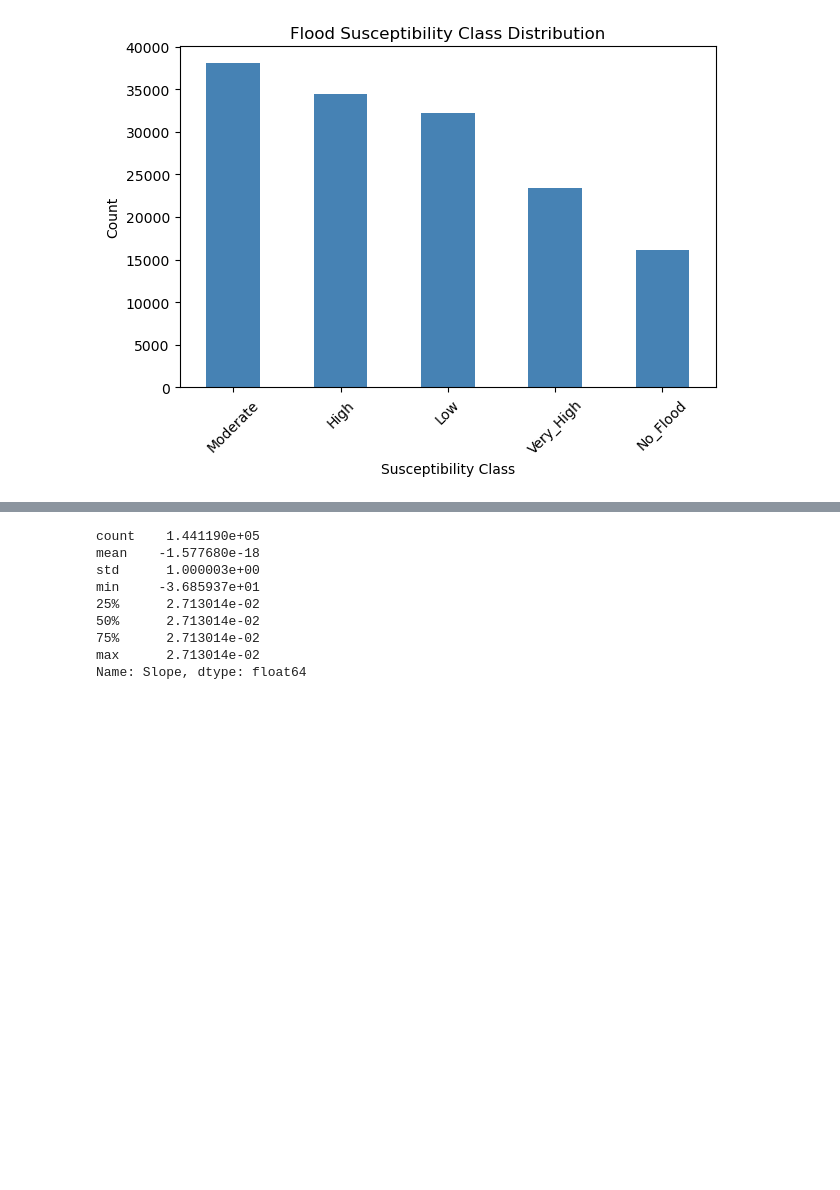
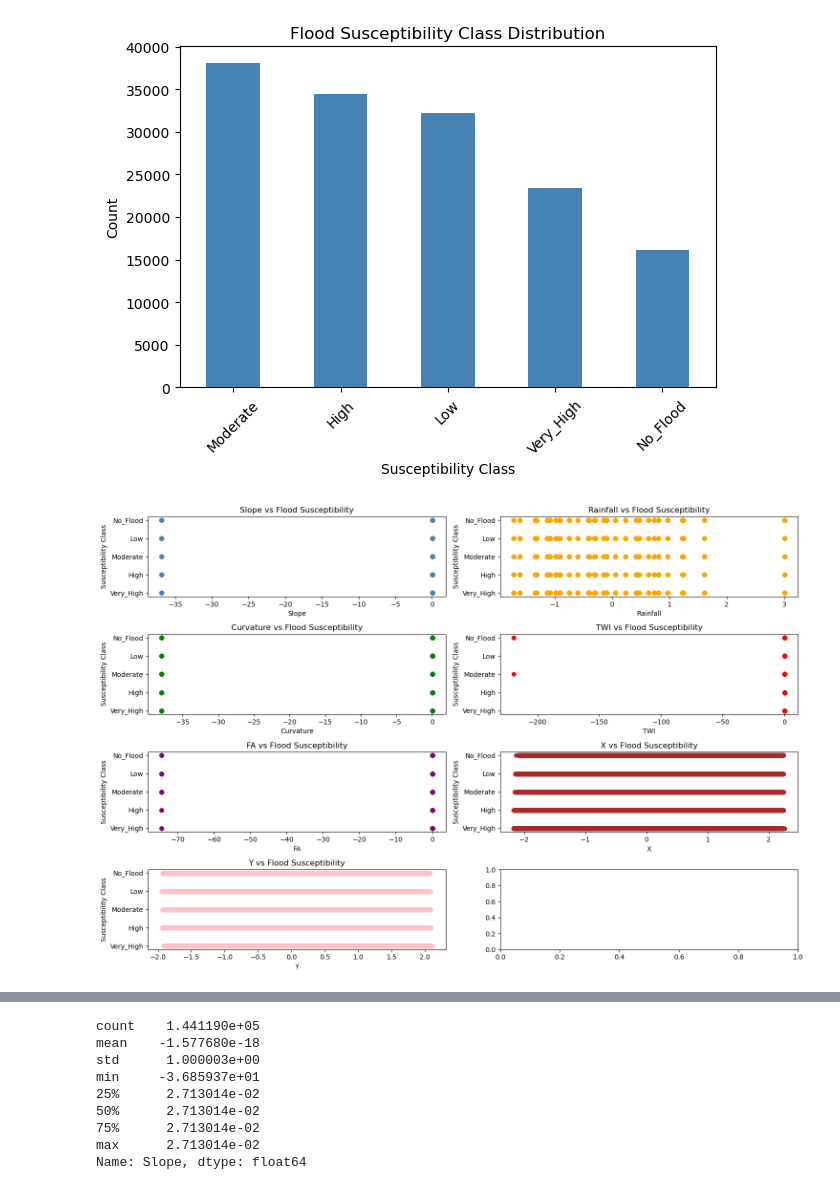
Before and after one commit to IamMishael06/Flood-Predictive-Model-School-project-yr-3-, a Jupyter notebook: notebook/model_flow.ipynb, the cells around one changed output, grey strips where cells are left out. Drawn from its saved outputs; the diff is of its cells as text; code cells hidden in the pictures; blank space fills up the shorter version.

```diff
--- a/notebook/model_flow.ipynb
+++ b/notebook/model_flow.ipynb
@@ -175,6 +175,43 @@ plt.tight_layout()
 plt.show()
 # %% [output]
 [figure]
+# %%
+fig, ((ax1,ax2),(ax3,ax4), (ax5,ax6), (ax7, ax8)) = plt.subplots(nrows=4, ncols=2, figsize=(15, 10))
+ax1.plot(df['Slope'], df['SUSCEP'], 'o', color='steelblue')
+ax1.set_title('Slope vs Flood Susceptibility')
+ax1.set_xlabel('Slope')
+ax1.set_ylabel('Susceptibility Class')
+ax2.plot(df['Rainfall'], df['SUSCEP'], 'o', color='orange')
+ax2.set_title('Rainfall vs Flood Susceptibility')
+ax2.set_xlabel('Rainfall')
+ax2.set_ylabel('Susceptibility Class')
+ax3.plot(df['Curvature'], df['SUSCEP'], 'o', color='green')
+ax3.set_title('Curvature vs Flood Susceptibility')
+ax3.set_xlabel('Curvature')
+ax3.set_ylabel('Susceptibility Class')
+ax4.plot(df['TWI'], df['SUSCEP'], 'o', color='red')
+ax4.set_title('TWI vs Flood Susceptibility')
+ax4.set_xlabel('TWI')
+ax4.set_ylabel('Susceptibility Class')
+ax5.plot(df['FA'], df['SUSCEP'], 'o', color='purple')
+ax5.set_title('FA vs Flood Susceptibility')
+ax5.set_xlabel('FA')
+ax5.set_ylabel('Susceptibility Class')
+ax6.plot(df["X"], df["SUSCEP"], 'o', color='brown')
+ax6.set_title('X vs Flood Susceptibility')
+ax6.set_xlabel('X')
+ax6.set_ylabel('Susceptibility Class')
+ax7.plot(df["Y"], df["SUSCEP"], 'o', color='pink')
+ax7.set_title('Y vs Flood Susceptibility')
+ax7.set_xlabel('Y')
+ax7.set_ylabel('Susceptibility Class')
+
+plt.tight_layout()
+
+# saving the figure
+plt.savefig('flood_susceptibility_scatter_plots.png', dpi=300)
+# %% [output]
+[figure, added]
 # %%
 features = ['Slope', 'Curvature', 'Aspect', 'TWI', 'FA', 'Drainage', 'Rainfall']
 df[features].hist(figsize=(14, 10), bins=30)
```
Also changed, not shown: parts of 6 cells of this notebook, 13 other files.
